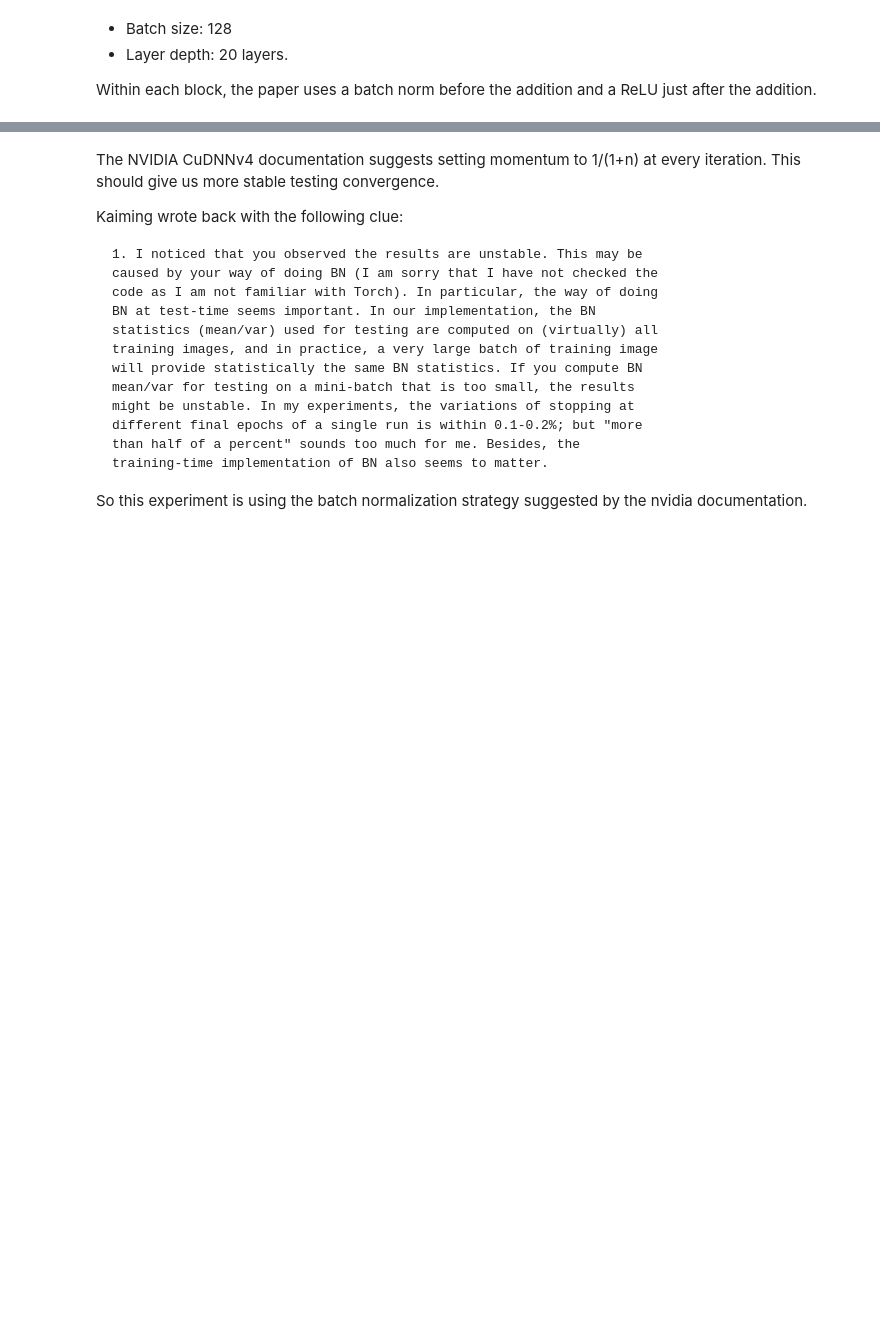
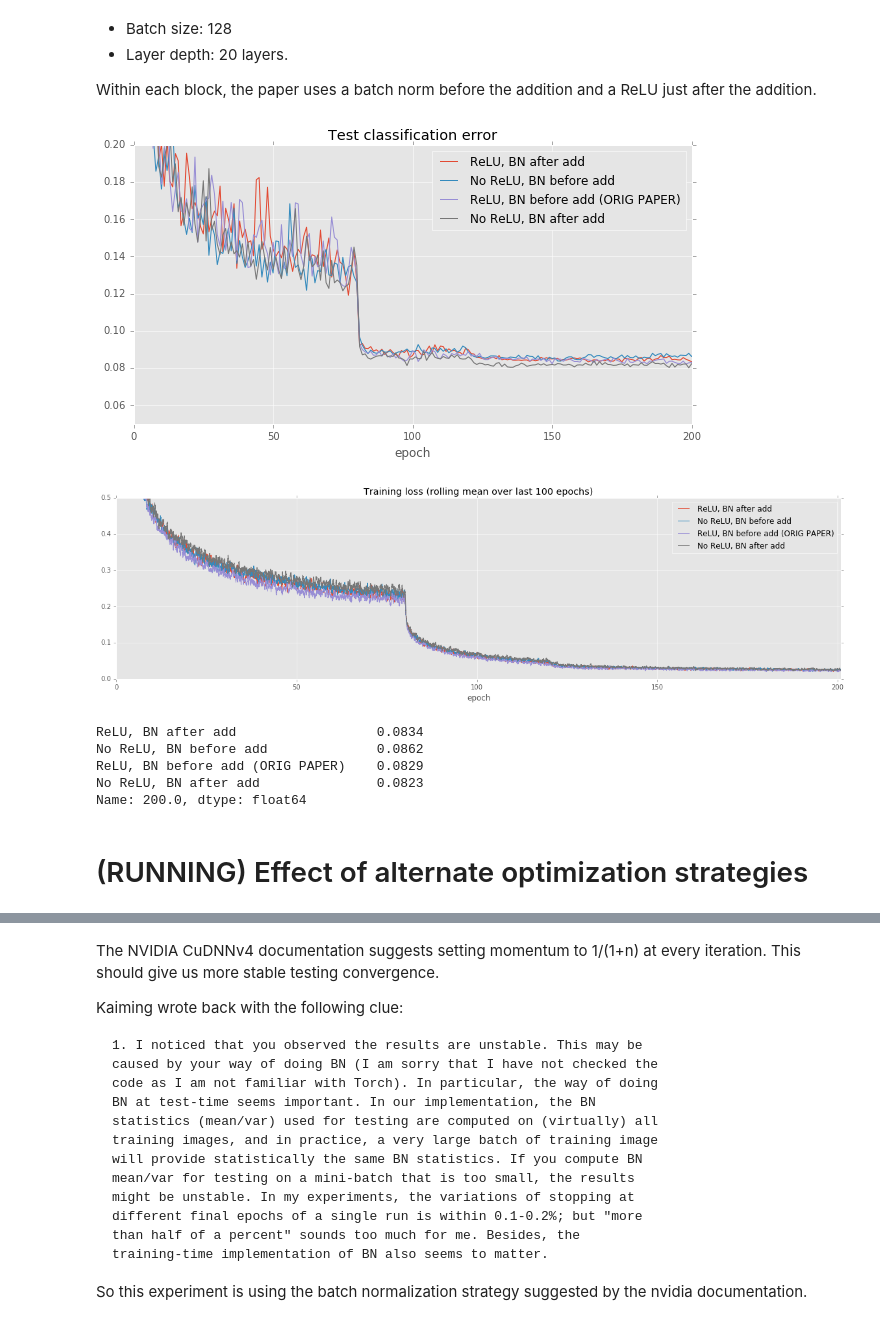
Before and after one commit to gcr/torch-residual-networks, a Jupyter notebook: Residual Network Experiment Results.ipynb, the cells around one changed output, grey strips where cells are left out. Saved outputs shown, nothing was run; the diff lists cells and outputs as text; code cells hidden in the pictures; blank space fills up the shorter version.

```diff
--- a/Residual Network Experiment Results.ipynb
+++ b/Residual Network Experiment Results.ipynb
@@ -79,0 +115,14 @@ df_err.drop(np.nan, 0).plot(title="Error")
+# %%
+pd.rolling_mean(df_loss, 100).plot(title="Training loss (rolling mean over last 100 epochs)", figsize=(20,5), ylim=(0, 0.5))
+df_err.plot(xlim=(0,200), ylim=(0.05,0.2), figsize=(10,5), title="Test classification error")
+print df_err.loc[200]
+# %% [output]
+[figure, added]
+[figure, added]
+ReLU, BN after add                  0.0834
+No ReLU, BN before add              0.0862
+ReLU, BN before add (ORIG PAPER)    0.0829
+No ReLU, BN after add               0.0823
+Name: 200.0, dtype: float64
+# %% [markdown]
+# (RUNNING) Effect of alternate optimization strategies
```
Also changed, not shown: parts of 33 cells of this notebook, 1 other file.
